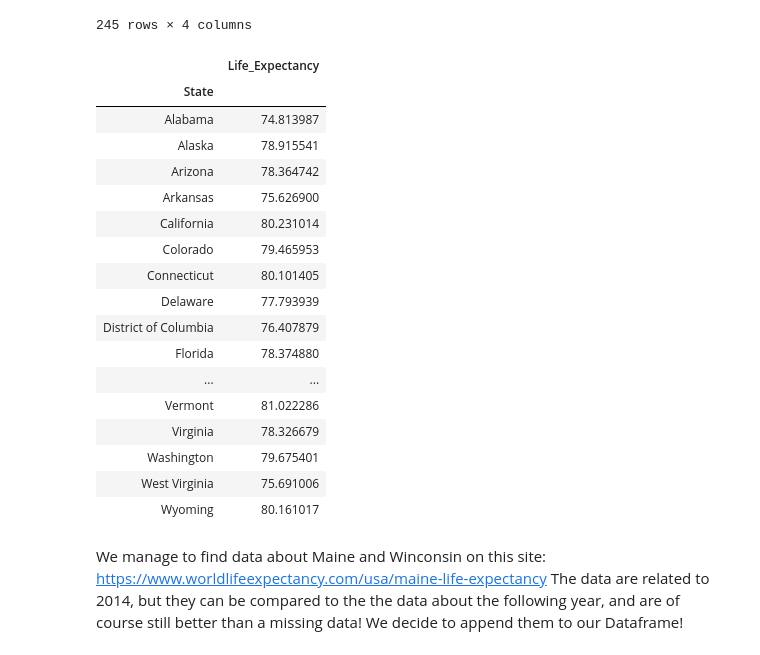
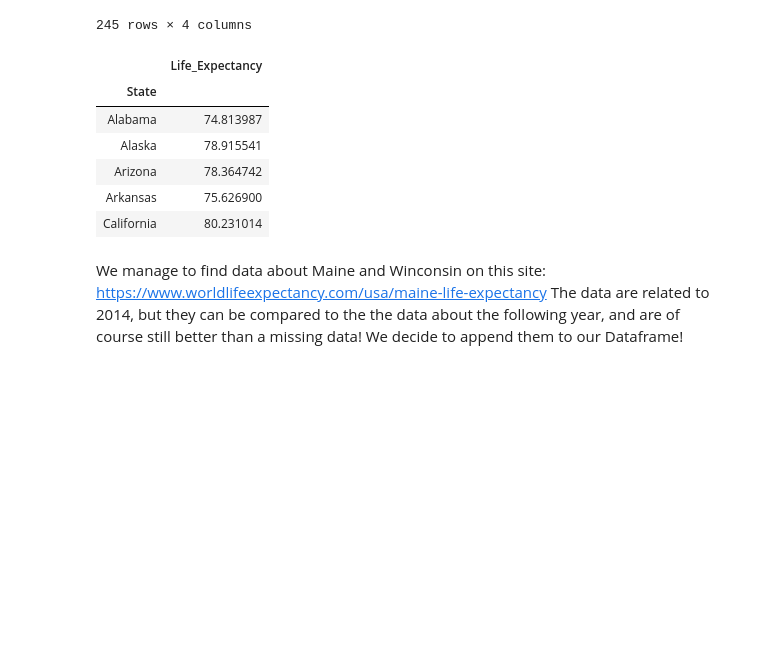
Before and after one commit to steber97/RecursionFairies_AdaProject, a Jupyter notebook: csv_datasets.ipynb, the cells around one changed output. Cells and saved outputs as stored; diff of their text form; code cells hidden in the pictures; blank space fills up the shorter version.

```diff
--- a/csv_datasets.ipynb
+++ b/csv_datasets.ipynb
@@ -111,27 +111,16 @@ life_expectancy_grouped.head()
 # %%
 #We calculate the mean
 life_expectancy=life_expectancy_grouped.mean()[['Life Expectancy']]
 life_expectancy.columns=['Life_Expectancy']
-life_expectancy
+life_expectancy.head()
 # %% [output]
 |  | Life_Expectancy |
 | State |  |
 | Alabama | 74.813987 |
 | Alaska | 78.915541 |
 | Arizona | 78.364742 |
 | Arkansas | 75.626900 |
 | California | 80.231014 |
-| Colorado | 79.465953 |
-| Connecticut | 80.101405 |
-| Delaware | 77.793939 |
-| District of Columbia | 76.407879 |
-| Florida | 78.374880 |
-| ... | ... |
-| Vermont | 81.022286 |
-| Virginia | 78.326679 |
-| Washington | 79.675401 |
-| West Virginia | 75.691006 |
-| Wyoming | 80.161017 |
 # %% [markdown]
 We manage to find data about Maine and Winconsin on this site: https://www.worldlifeexpectancy.com/usa/maine-life-expectancy
 The data are related to 2014, but they can be compared to the the data about the following year, and are of course still better than a missing data!
```
Also changed, not shown: parts of 3 cells of this notebook.
